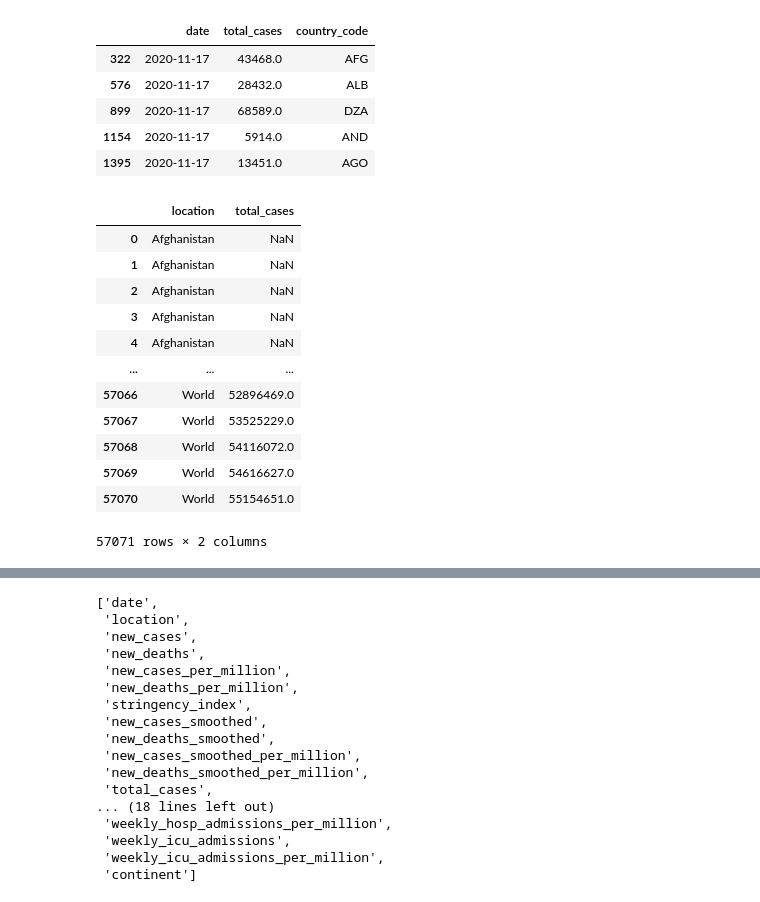
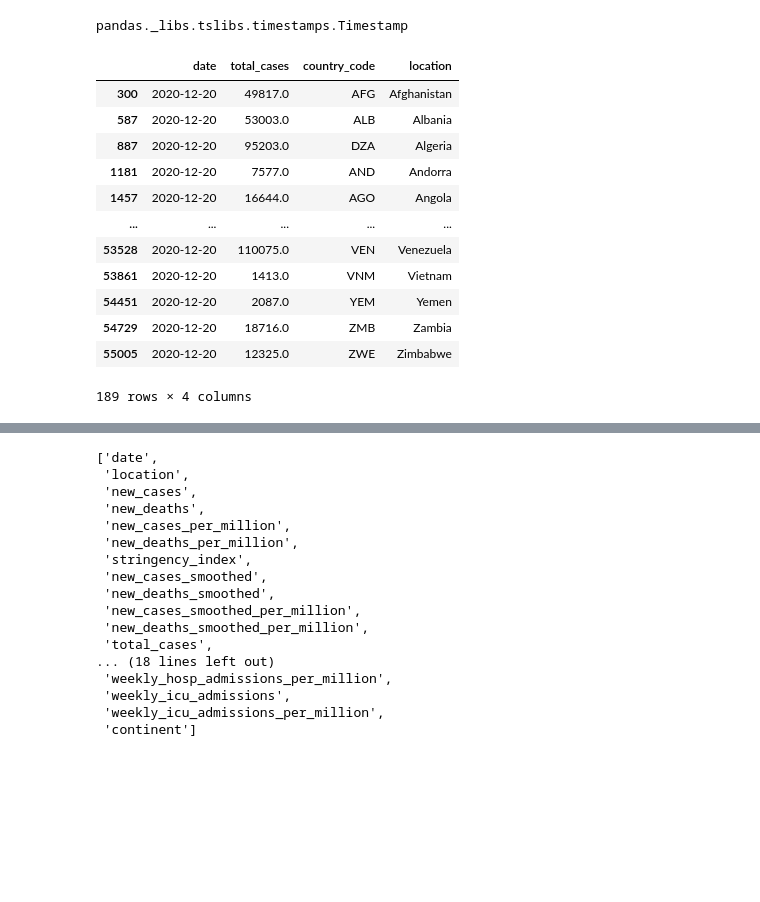
Before and after one commit to teguhsam/COVID19-Dashboard-with-Streamlit, a Jupyter notebook: Dashboard.ipynb, the cells around one changed output, grey strips where cells are left out. Cells and saved outputs as stored; diff of their text form; code cells hidden in the pictures; blank space fills up the shorter version.

```diff
--- a/Dashboard.ipynb
+++ b/Dashboard.ipynb
@@ -35,25 +21,24 @@ Data last updated: 2020-11-17
-# %%
-combined_df[combined_df['date'] == today][['date', 'total_cases', 'country_code']].head()
-# %% [output]
-|  | date | total_cases | country_code |
-| 322 | 2020-11-17 | 43468.0 | AFG |
-| 576 | 2020-11-17 | 28432.0 | ALB |
-| 899 | 2020-11-17 | 68589.0 | DZA |
-| 1154 | 2020-11-17 | 5914.0 | AND |
-| 1395 | 2020-11-17 | 13451.0 | AGO |
-# %%
-combined_df[['location', 'total_cases']]
-# %% [output]
-|  | location | total_cases |
-| 0 | Afghanistan | NaN |
-| 1 | Afghanistan | NaN |
-| 2 | Afghanistan | NaN |
-| 3 | Afghanistan | NaN |
-| 4 | Afghanistan | NaN |
-| ... | ... | ... |
-| 57066 | World | 52896469.0 |
-| 57067 | World | 53525229.0 |
-| 57068 | World | 54116072.0 |
-| 57069 | World | 54616627.0 |
-| 57070 | World | 55154651.0 |
-57071 rows × 2 columns
+# %%
+type(today)
+# %% [output]
+pandas._libs.tslibs.timestamps.Timestamp
+# %%
+df = combined_df.copy()
+previous_date = combined_df[combined_df['date'] != today]['date'].max()
+map_df = df[df['date'] == previous_date][['date', 'total_cases', 'country_code', 'location']]
+map_df = map_df[map_df['location'] != 'World']
+map_df
+# %% [output]
+|  | date | total_cases | country_code | location |
+| 300 | 2020-12-20 | 49817.0 | AFG | Afghanistan |
+| 587 | 2020-12-20 | 53003.0 | ALB | Albania |
+| 887 | 2020-12-20 | 95203.0 | DZA | Algeria |
+| 1181 | 2020-12-20 | 7577.0 | AND | Andorra |
+| 1457 | 2020-12-20 | 16644.0 | AGO | Angola |
+| ... | ... | ... | ... | ... |
+| 53528 | 2020-12-20 | 110075.0 | VEN | Venezuela |
+| 53861 | 2020-12-20 | 1413.0 | VNM | Vietnam |
+| 54451 | 2020-12-20 | 2087.0 | YEM | Yemen |
+| 54729 | 2020-12-20 | 18716.0 | ZMB | Zambia |
+| 55005 | 2020-12-20 | 12325.0 | ZWE | Zimbabwe |
+189 rows × 4 columns
```
Also changed, not shown: parts of 16 cells of this notebook, 1 other file.
